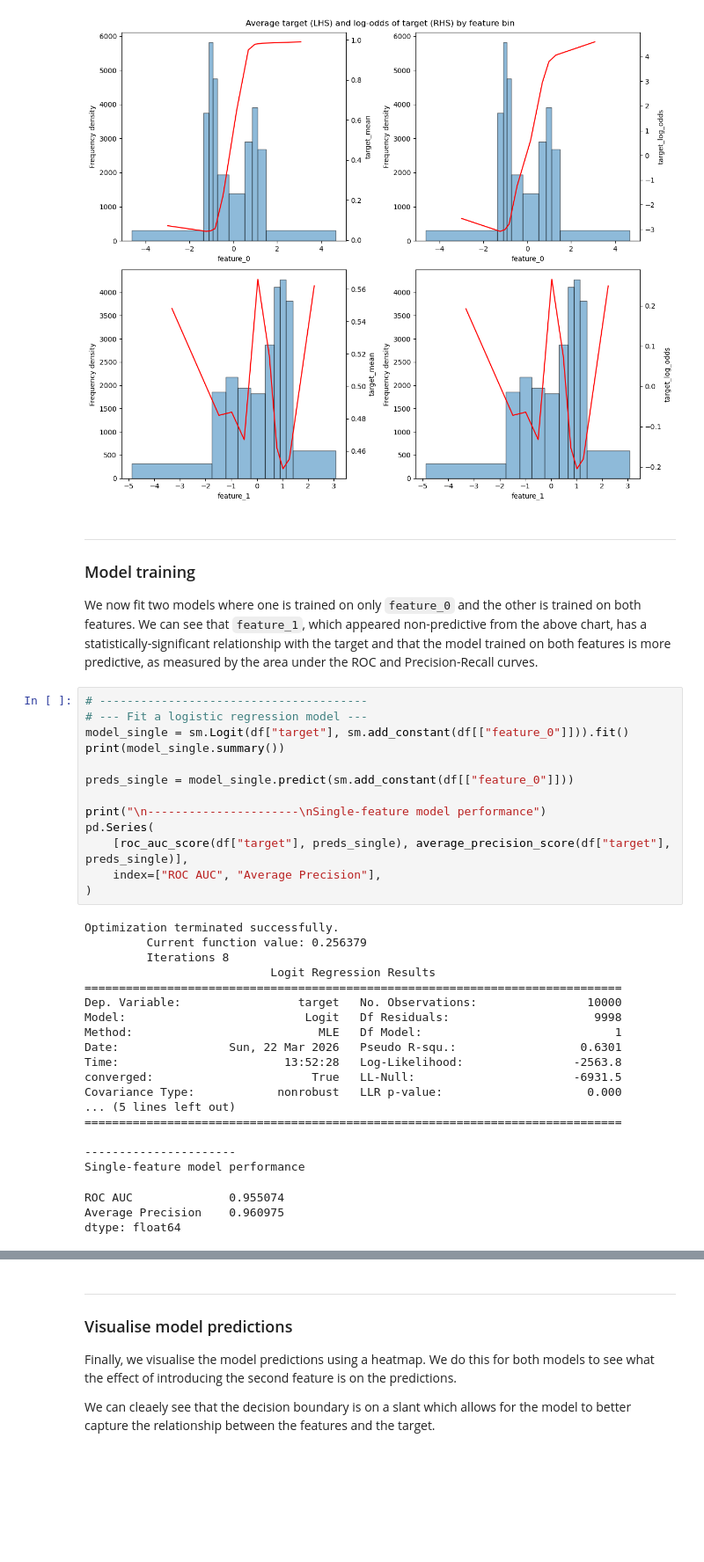
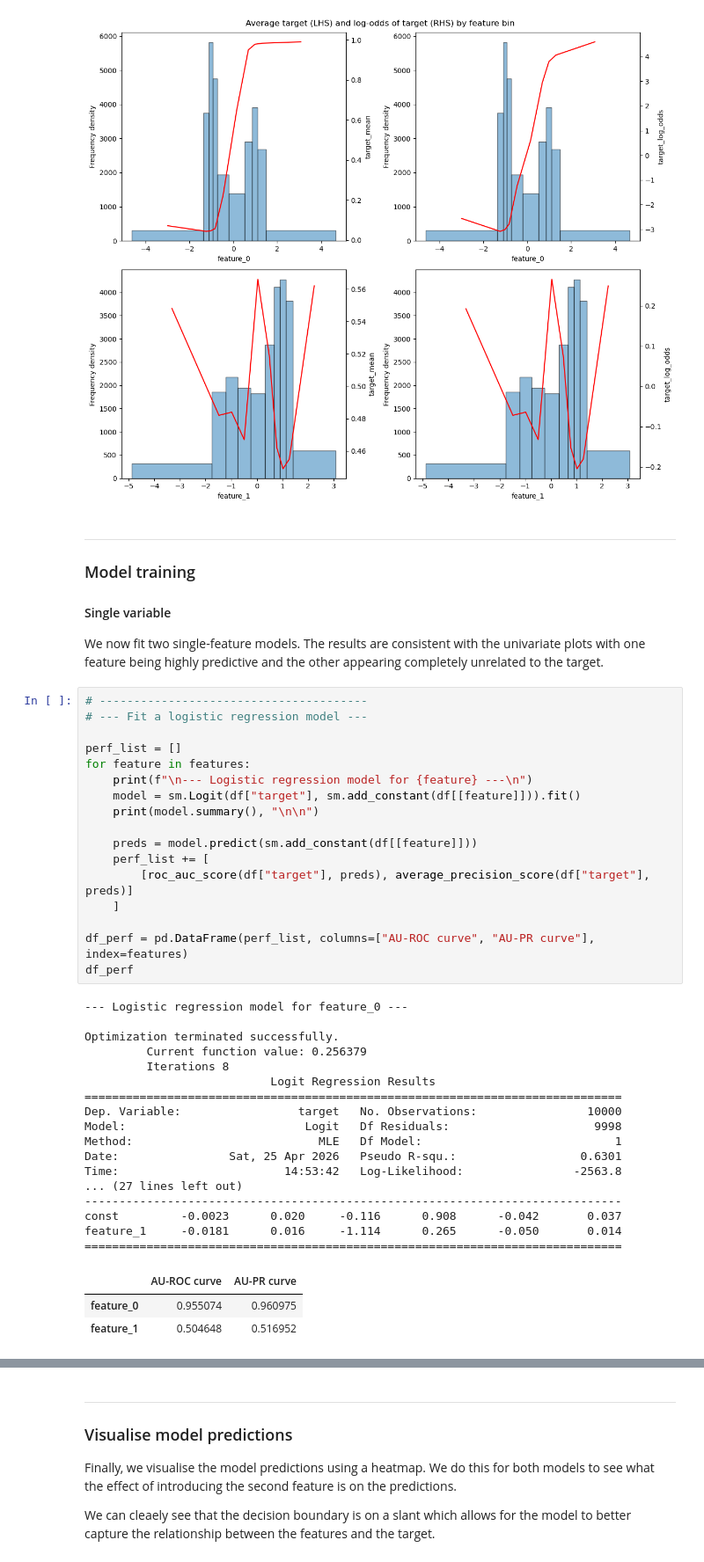
Before and after one commit to TomJHarrison/IntroToStatisticalLearning, a Jupyter notebook: Chapter3/DangersOfUnivariateAnalysis.ipynb, the cells around one changed output, grey strips where cells are left out. Shown at 88% size. Saved outputs shown, nothing was run; the diff lists cells and outputs as text; blank space fills up the shorter version.

```diff
--- a/Chapter3/DangersOfUnivariateAnalysis.ipynb
+++ b/Chapter3/DangersOfUnivariateAnalysis.ipynb
@@ -144,38 +144,44 @@ fig
 
 ### Model training
 
-We now fit two models where one is trained on only `feature_0` and the other is trained on both features. We can see that `feature_1`, which appeared non-predictive from the above chart, has a statistically-significant relationship with the target and that the model trained on both features is more predictive, as measured by the area under the ROC and Precision-Recall curves.
+#### Single variable
+
+We now fit two single-feature models. The results are consistent with the univariate plots with one feature being highly predictive and the other appearing completely unrelated to the target.
-# %%
-# ---------------------------------------
-# --- Fit a logistic regression model ---
-model_single = sm.Logit(df["target"], sm.add_constant(df[["feature_0"]])).fit()
-print(model_single.summary())
-
-preds_single = model_single.predict(sm.add_constant(df[["feature_0"]]))
-
-print("\n----------------------\nSingle-feature model performance")
-pd.Series(
-    [roc_auc_score(df["target"], preds_single), average_precision_score(df["target"], preds_single)],
-    index=["ROC AUC", "Average Precision"],
-)
-# %% [output]
-Optimization terminated successfully.
-         Current function value: 0.256379
-         Iterations 8
-                           Logit Regression Results
-==============================================================================
-Dep. Variable:                 target   No. Observations:                10000
-Model:                          Logit   Df Residuals:                     9998
-Method:                           MLE   Df Model:                            1
-Date:                Sun, 22 Mar 2026   Pseudo R-squ.:                  0.6301
-Time:                        13:52:28   Log-Likelihood:                -2563.8
-converged:                       True   LL-Null:                       -6931.5
-Covariance Type:            nonrobust   LLR p-value:                     0.000
-... (5 lines left out)
-==============================================================================
-
-----------------------
-Single-feature model performance
-ROC AUC              0.955074
-Average Precision    0.960975
-dtype: float64
+# %%
+# ---------------------------------------
+# --- Fit a logistic regression model ---
+
+perf_list = []
+for feature in features:
+    print(f"\n--- Logistic regression model for {feature} ---\n")
+    model = sm.Logit(df["target"], sm.add_constant(df[[feature]])).fit()
+    print(model.summary(), "\n\n")
+
+    preds = model.predict(sm.add_constant(df[[feature]]))
+    perf_list += [
+        [roc_auc_score(df["target"], preds), average_precision_score(df["target"], preds)]
+    ]
+
+df_perf = pd.DataFrame(perf_list, columns=["AU-ROC curve", "AU-PR curve"], index=features)
+df_perf
+# %% [output]
+--- Logistic regression model for feature_0 ---
+
+Optimization terminated successfully.
+         Current function value: 0.256379
+         Iterations 8
+                           Logit Regression Results
+==============================================================================
+Dep. Variable:                 target   No. Observations:                10000
+Model:                          Logit   Df Residuals:                     9998
+Method:                           MLE   Df Model:                            1
+Date:                Sat, 25 Apr 2026   Pseudo R-squ.:                  0.6301
+Time:                        14:53:42   Log-Likelihood:                -2563.8
+... (27 lines left out)
+------------------------------------------------------------------------------
+const         -0.0023      0.020     -0.116      0.908      -0.042       0.037
+feature_1     -0.0181      0.016     -1.114      0.265      -0.050       0.014
+==============================================================================
+|  | AU-ROC curve | AU-PR curve |
+| feature_0 | 0.955074 | 0.960975 |
+| feature_1 | 0.504648 | 0.516952 |
```
Also changed, not shown: parts of 4 cells of this notebook.
